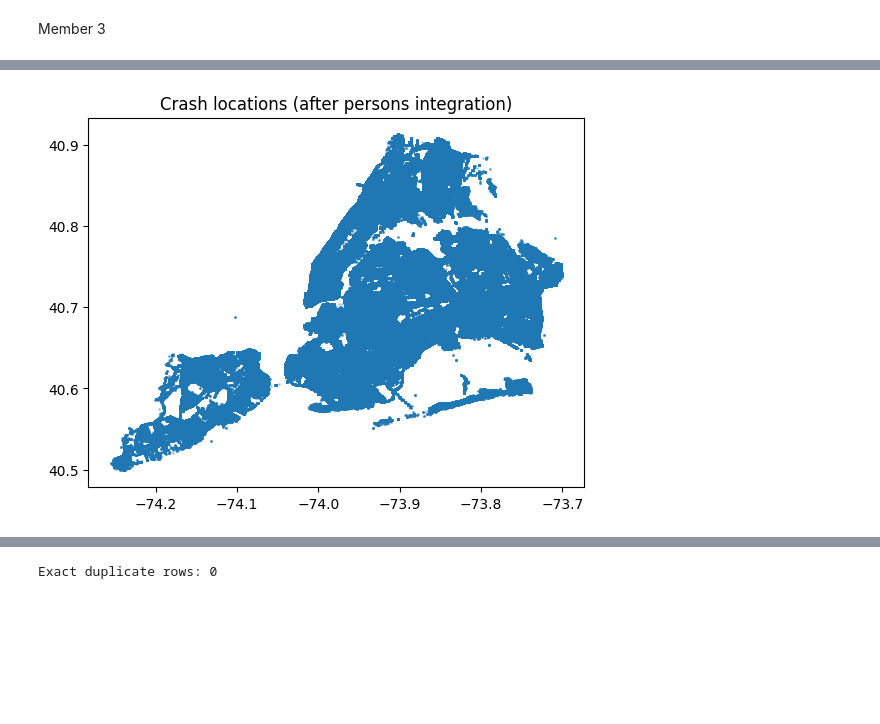
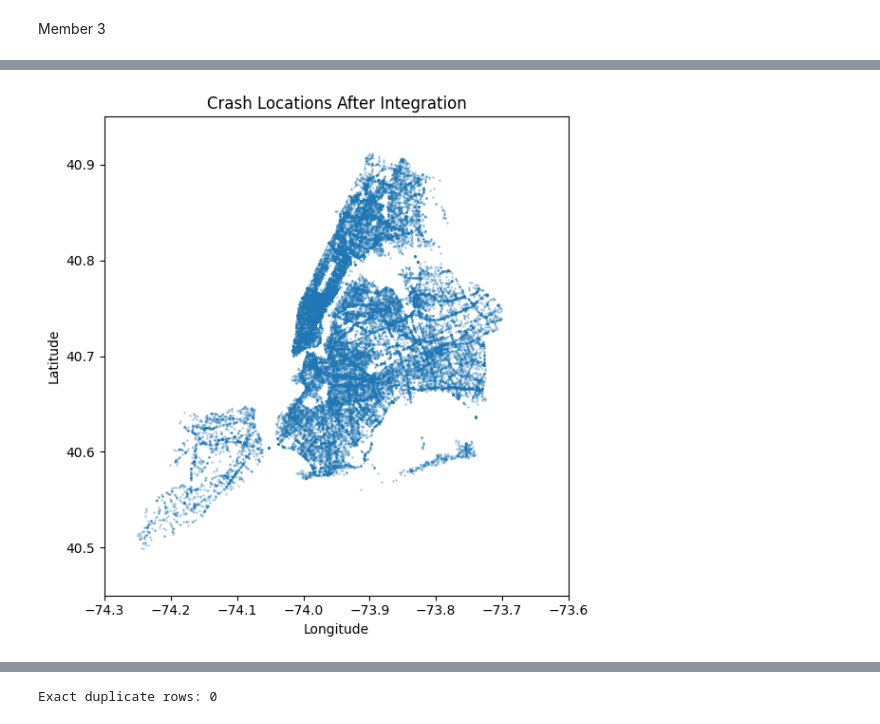
Before and after one commit to SarahRaafat/NYC-motor-vehicle-collisions, a Jupyter notebook: notebooks/Milestone1.ipynb, the cells around one changed output, grey strips where cells are left out. Cells and saved outputs as stored; diff of their text form; code cells hidden in the pictures; blank space fills up the shorter version.

```diff
--- a/notebooks/Milestone1.ipynb
+++ b/notebooks/Milestone1.ipynb
@@ -772,7 +1038,22 @@ Merged shape: (6443821, 68)
-# %%
-#extra scatter plot
-plt.scatter(df_merged['LONGITUDE'], df_merged['LATITUDE'], s=1, alpha=0.3)
-plt.title("Crash locations (after persons integration)")
-plt.show()
-# %% [output]
-[figure, removed]
+# %%
+# ---------------------------------------
+# Crash Locations After Integration
+# ---------------------------------------
+sample2 = df_merged.sample(min(40_000, len(df_merged)), random_state=40)
+
+plt.figure(figsize=(6,6))
+plt.scatter(
+    sample2["LONGITUDE"],
+    sample2["LATITUDE"],
+    s=1,
+    alpha=0.25
+)
+plt.title("Crash Locations After Integration")
+plt.xlabel("Longitude")
+plt.ylabel("Latitude")
+plt.xlim(-74.3, -73.6)
+plt.ylim(40.45, 40.95)
+plt.tight_layout()
+plt.show()
+# %% [output]
+[figure, added]
```
Also changed, not shown: parts of 35 cells of this notebook, 2 other files.
